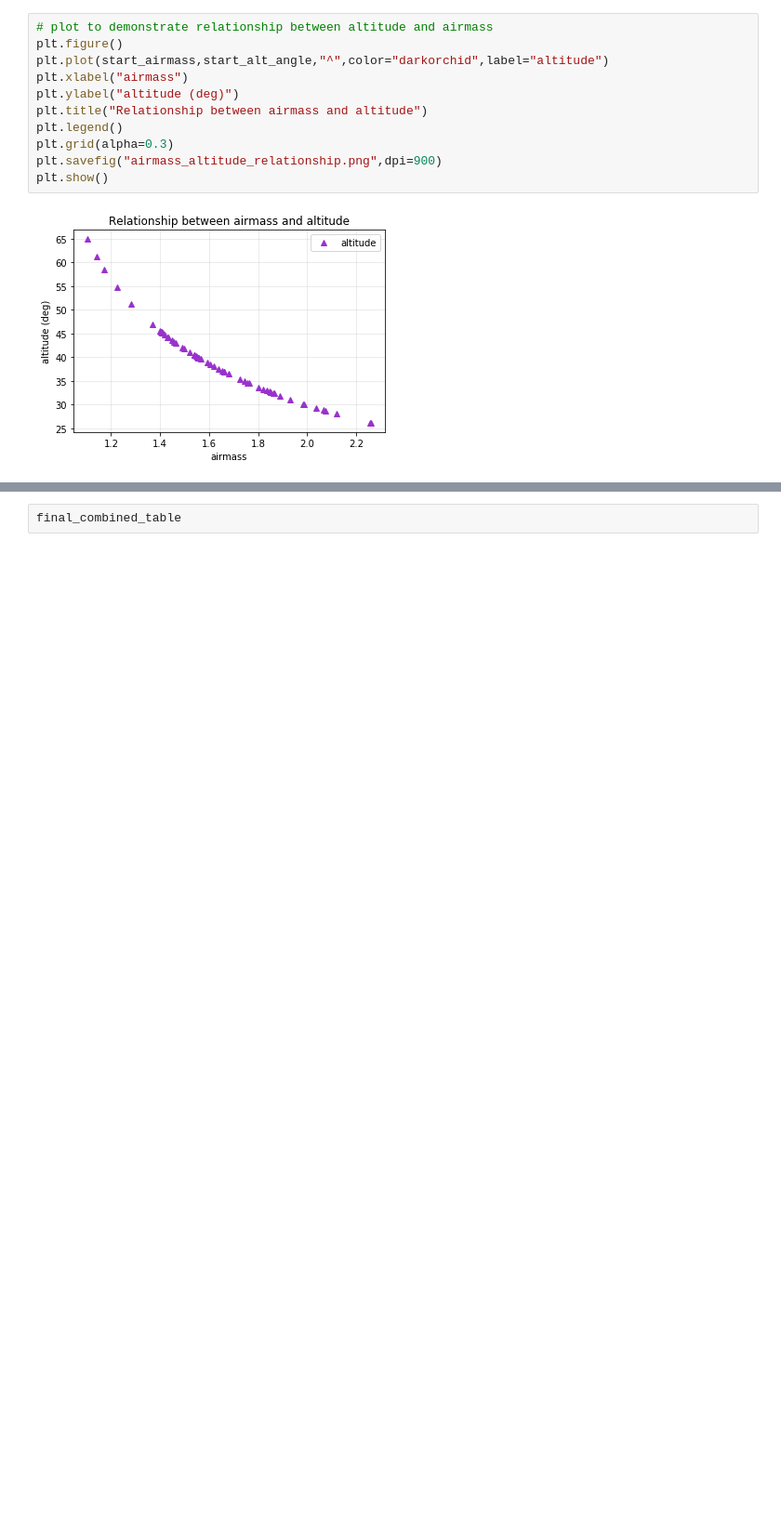
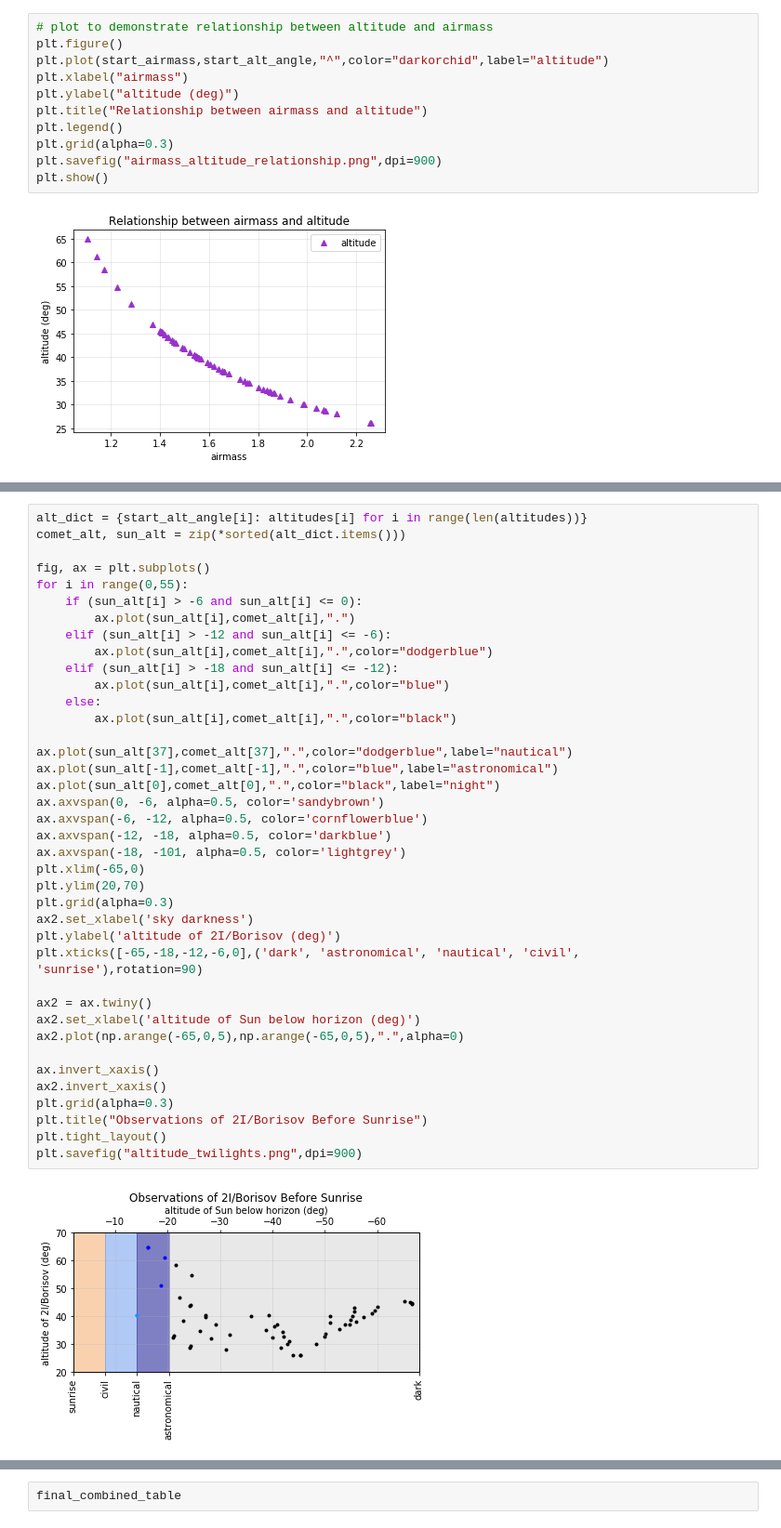
Before and after one commit to awesomecosmos/ASTR381-Research-Project, a Jupyter notebook: ASTR381-Research.ipynb, the cells around one changed output, grey strips where cells are left out. Shown at 93% size. Drawn from its saved outputs; the diff is of its cells as text; blank space fills up the shorter version.

```diff
--- a/ASTR381-Research.ipynb
+++ b/ASTR381-Research.ipynb
@@ -489,3 +496,44 @@ plt.savefig("altitude_twilights.png",dpi=900)
 plt.show()
 # %% [output]
 [figure]
+# %%
+alt_dict = {start_alt_angle[i]: altitudes[i] for i in range(len(altitudes))}
+comet_alt, sun_alt = zip(*sorted(alt_dict.items()))
+
+fig, ax = plt.subplots()
+for i in range(0,55):
+    if (sun_alt[i] > -6 and sun_alt[i] <= 0):
+        ax.plot(sun_alt[i],comet_alt[i],".")
+    elif (sun_alt[i] > -12 and sun_alt[i] <= -6):
+        ax.plot(sun_alt[i],comet_alt[i],".",color="dodgerblue")
+    elif (sun_alt[i] > -18 and sun_alt[i] <= -12):
+        ax.plot(sun_alt[i],comet_alt[i],".",color="blue")
+    else:
+        ax.plot(sun_alt[i],comet_alt[i],".",color="black")
+
+ax.plot(sun_alt[37],comet_alt[37],".",color="dodgerblue",label="nautical")
+ax.plot(sun_alt[-1],comet_alt[-1],".",color="blue",label="astronomical")
+ax.plot(sun_alt[0],comet_alt[0],".",color="black",label="night")
+ax.axvspan(0, -6, alpha=0.5, color='sandybrown')
+ax.axvspan(-6, -12, alpha=0.5, color='cornflowerblue')
+ax.axvspan(-12, -18, alpha=0.5, color='darkblue')
+ax.axvspan(-18, -101, alpha=0.5, color='lightgrey')
+plt.xlim(-65,0)
+plt.ylim(20,70)
+plt.grid(alpha=0.3)
+ax2.set_xlabel('sky darkness')
+plt.ylabel('altitude of 2I/Borisov (deg)')
+plt.xticks([-65,-18,-12,-6,0],('dark', 'astronomical', 'nautical', 'civil', 'sunrise'),rotation=90)
+
+ax2 = ax.twiny()
+ax2.set_xlabel('altitude of Sun below horizon (deg)')
+ax2.plot(np.arange(-65,0,5),np.arange(-65,0,5),".",alpha=0)
+
+ax.invert_xaxis()
+ax2.invert_xaxis()
+plt.grid(alpha=0.3)
+plt.title("Observations of 2I/Borisov Before Sunrise")
+plt.tight_layout()
+plt.savefig("altitude_twilights.png",dpi=900)
+# %% [output]
+[figure, added]
```
Also changed, not shown: parts of 3 cells of this notebook.
